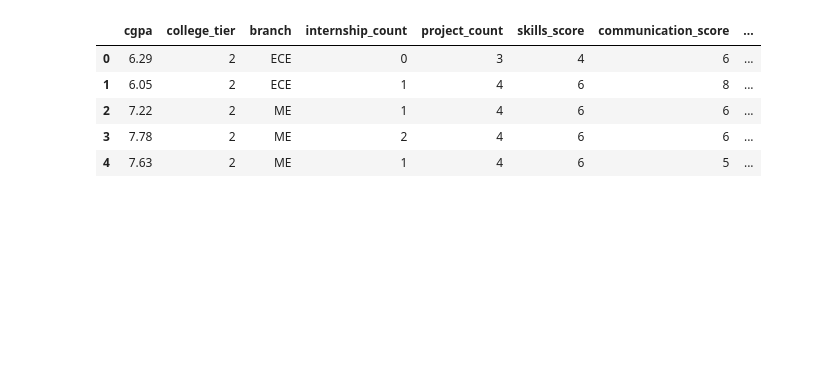
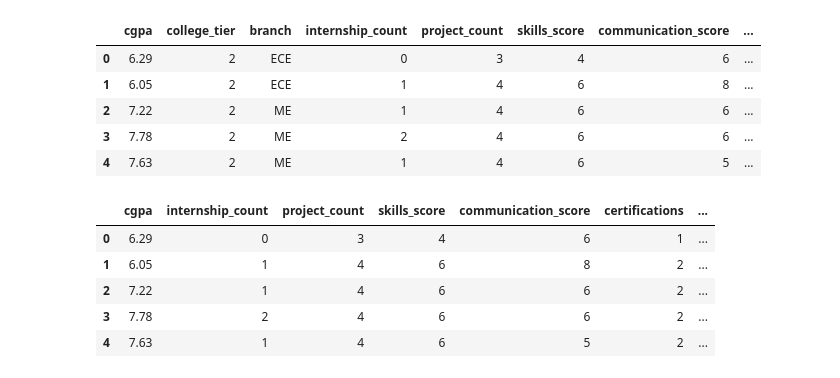
Before and after one commit to Priy4n5hu21072005/AI-Placement-Intelligence-System, a Jupyter notebook: Notebooks/feature_engineering.ipynb, the cells around one changed output. Drawn from its saved outputs; the diff is of its cells as text; code cells hidden in the pictures; blank space fills up the shorter version.

```diff
--- a/Notebooks/feature_engineering.ipynb
+++ b/Notebooks/feature_engineering.ipynb
@@ -6,9 +13,12 @@ DATA1_DIR = os.path.join(BASE_DIR, "Data", "processed")
 # %%
-# Read Dataset
-import pandas as pd
-placement_df=os.path.join(DATA1_DIR,"placement_master.csv")
-placement_master_df=pd.read_csv(placement_df)
-placement_master_df.head()
+BASE_DIR = os.path.abspath(os.path.join(os.getcwd(), ".."))
+DATA_DIR = os.path.join(BASE_DIR, "Data", "processed")
+
+file_path = os.path.join(DATA_DIR, "placement_master.csv")
+
+df = pd.read_csv(file_path)
+
+df.head()
 # %% [output]
 |  | cgpa | college_tier | branch | internship_count | project_count | skills_score | communication_score | ... |
 | 0 | 6.29 | 2 | ECE | 0 | 3 | 4 | 6 | ... |
@@ -17,16 +27,26 @@ placement_master_df.head()
 | 3 | 7.78 | 2 | ME | 2 | 4 | 6 | 6 | ... |
 | 4 | 7.63 | 2 | ME | 1 | 4 | 6 | 5 | ... |
 # %%
-# Normalization
-cols_normalize=[
+raw_columns = [
     "cgpa",
     "internship_count",
     "project_count",
     "skills_score",
     "communication_score",
     "certifications",
     "dsa_score",
+    "college_tier",
+    "placed"
 ]
-for cols in cols_normalize:
-    placement_master_df[cols+"_norm"]=placement_master_df[cols]/placement_master_df[cols].max()
+
+df = df[raw_columns]
+
+df.head()
+# %% [output]
+|  | cgpa | internship_count | project_count | skills_score | communication_score | certifications | ... |
+| 0 | 6.29 | 0 | 3 | 4 | 6 | 1 | ... |
+| 1 | 6.05 | 1 | 4 | 6 | 8 | 2 | ... |
+| 2 | 7.22 | 1 | 4 | 6 | 6 | 2 | ... |
+| 3 | 7.78 | 2 | 4 | 6 | 6 | 2 | ... |
+| 4 | 7.63 | 1 | 4 | 6 | 5 | 2 | ... |
 # %%
```
Also changed, not shown: parts of 10 cells of this notebook, 38 other files.
